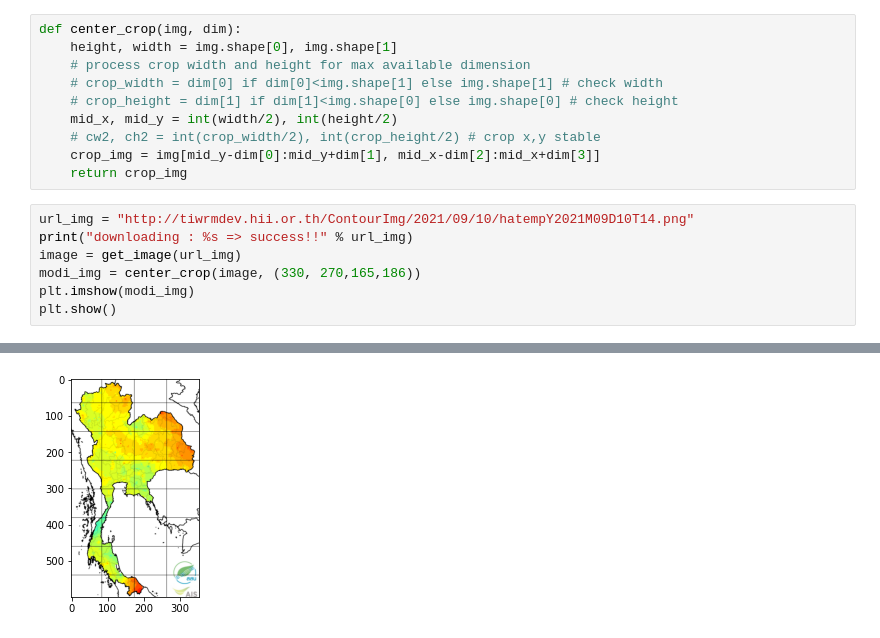
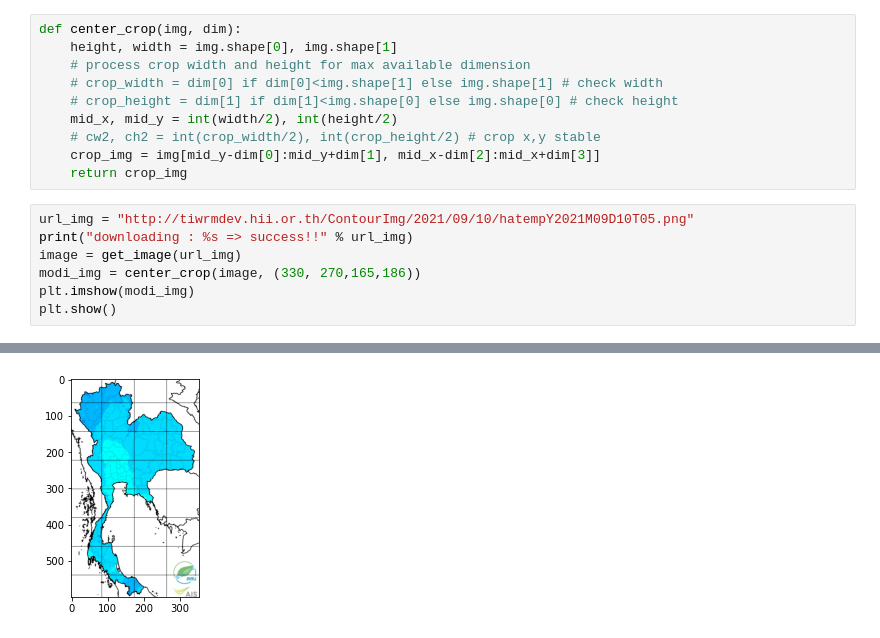
Before and after one commit to Thiraphat-K/Color_Images_Processing_Project, a Jupyter notebook: test.ipynb, the cells around one changed output, grey strips where cells are left out. Cells and saved outputs as stored; diff of their text form.

```diff
--- a/test.ipynb
+++ b/test.ipynb
@@ -32,7 +32,7 @@ def center_crop(img, dim):
 	crop_img = img[mid_y-dim[0]:mid_y+dim[1], mid_x-dim[2]:mid_x+dim[3]]
 	return crop_img
 # %%
-url_img = "http://tiwrmdev.hii.or.th/ContourImg/2021/09/10/hatempY2021M09D10T14.png"
+url_img = "http://tiwrmdev.hii.or.th/ContourImg/2021/09/10/hatempY2021M09D10T05.png"
 print("downloading : %s => success!!" % url_img)
 image = get_image(url_img)
 modi_img = center_crop(image, (330, 270,165,186))
@@ -43 +43 @@ downloading : http://tiwrmdev.hii.or.th/ContourImg/2021/09/10/hatempY2021M09D10T
-[figure, old version]
+[figure, new version]
```
Also changed, not shown: parts of 3 cells of this notebook, 4 other files.
